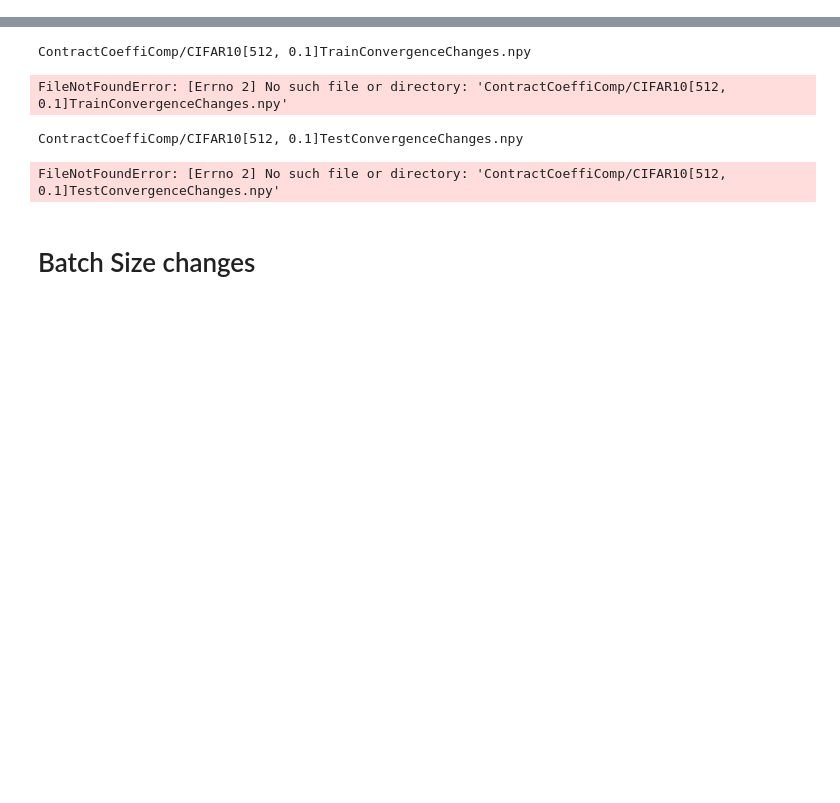
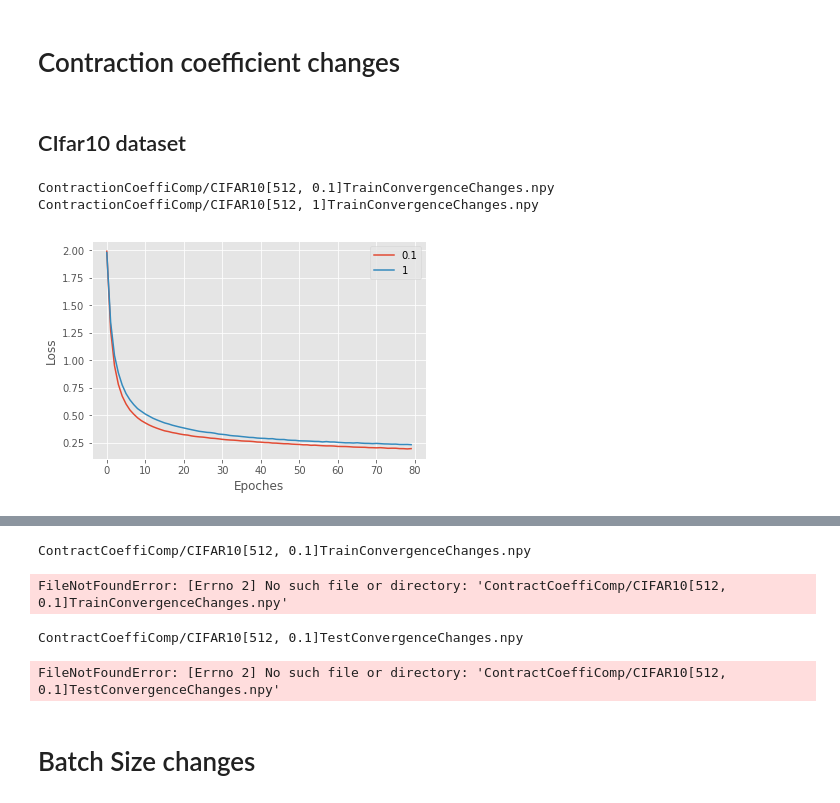
Before and after one commit to ggzhang0071/L-DNQ, a Jupyter notebook: PlotContractionCoefficientsCompare.ipynb, the cells around one changed output, grey strips where cells are left out. Drawn from its saved outputs; the diff is of its cells as text; code cells hidden in the pictures; blank space fills up the shorter version.

Commit message:
Contraciton coefficients CIfar 0.1

```diff
--- a/PlotContractionCoefficientsCompare.ipynb
+++ b/PlotContractionCoefficientsCompare.ipynb
@@ -5,0 +8,34 @@ os.chdir('Results')
+# %% [markdown]
+#  Contraction coefficient changes
+# %% [markdown]
+## CIfar10 dataset
+# %%
+FilePath='ContractionCoeffiComp/'
+parts=3
+i=0
+coefficients=[0.1, 1]
+plt.style.use('ggplot')
+
+FlieList=['CIFAR10[512, 0.1]TrainConvergenceChanges.npy',
+         'CIFAR10[512, 1]TrainConvergenceChanges.npy']
+
+for i in range(len(FlieList)):
+    print(FilePath+FlieList[i])
+    TestLoss=np.load(FilePath+FlieList[i])
+    TestLossEpoches=TestLoss
+    if i<parts:
+        plt.plot(TestLossEpoches, lw=1.5)
+    else:
+        plt.plot(TestLossEpoches,'--', lw=1.5)
+    i+=1
+
+
+plt.xlabel('Epoches')
+plt.ylabel('Loss')
+
+plt.legend(tuple(coefficients))
+plt.savefig(FilePath+'ContractionCoefficientsCompare_CIFAR10.png',dpi=600)
+# %% [output]
+ContractionCoeffiComp/CIFAR10[512, 0.1]TrainConvergenceChanges.npy
+ContractionCoeffiComp/CIFAR10[512, 1]TrainConvergenceChanges.npy
+[figure, added]
```
Also changed, not shown: parts of 6 cells of this notebook, 13 other files.
